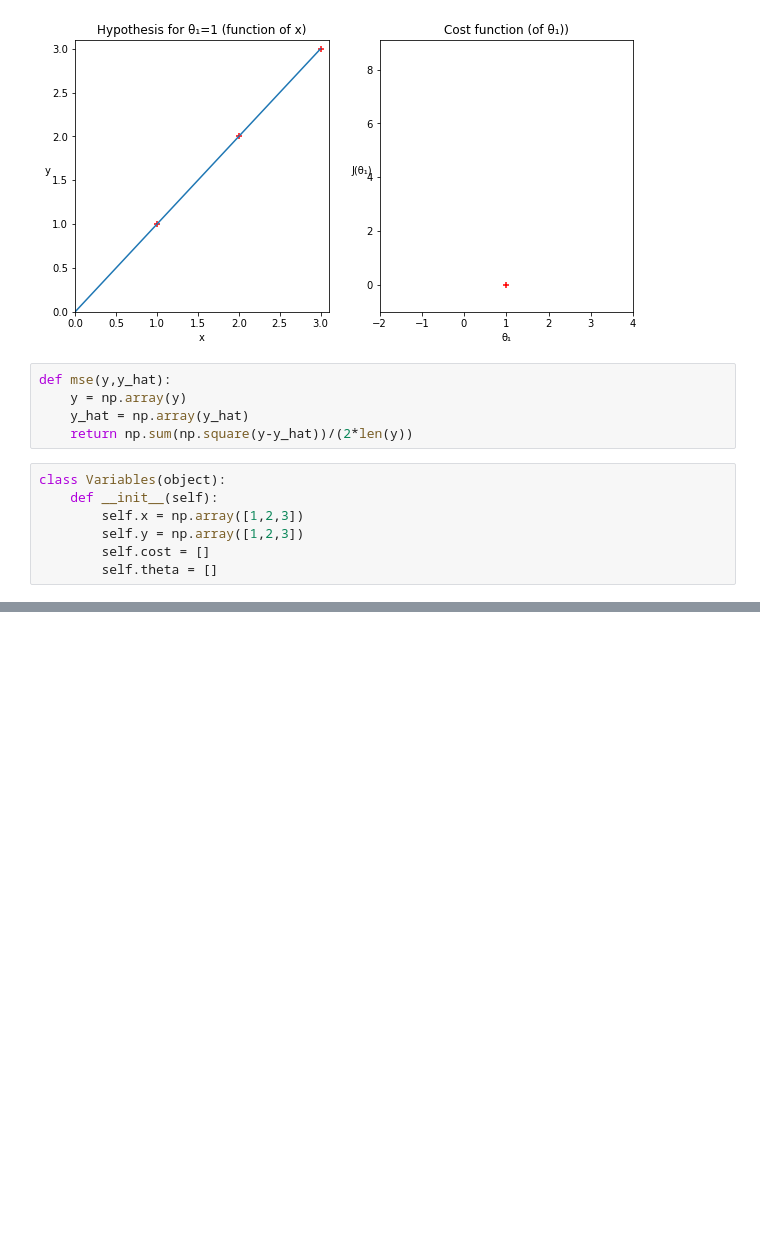
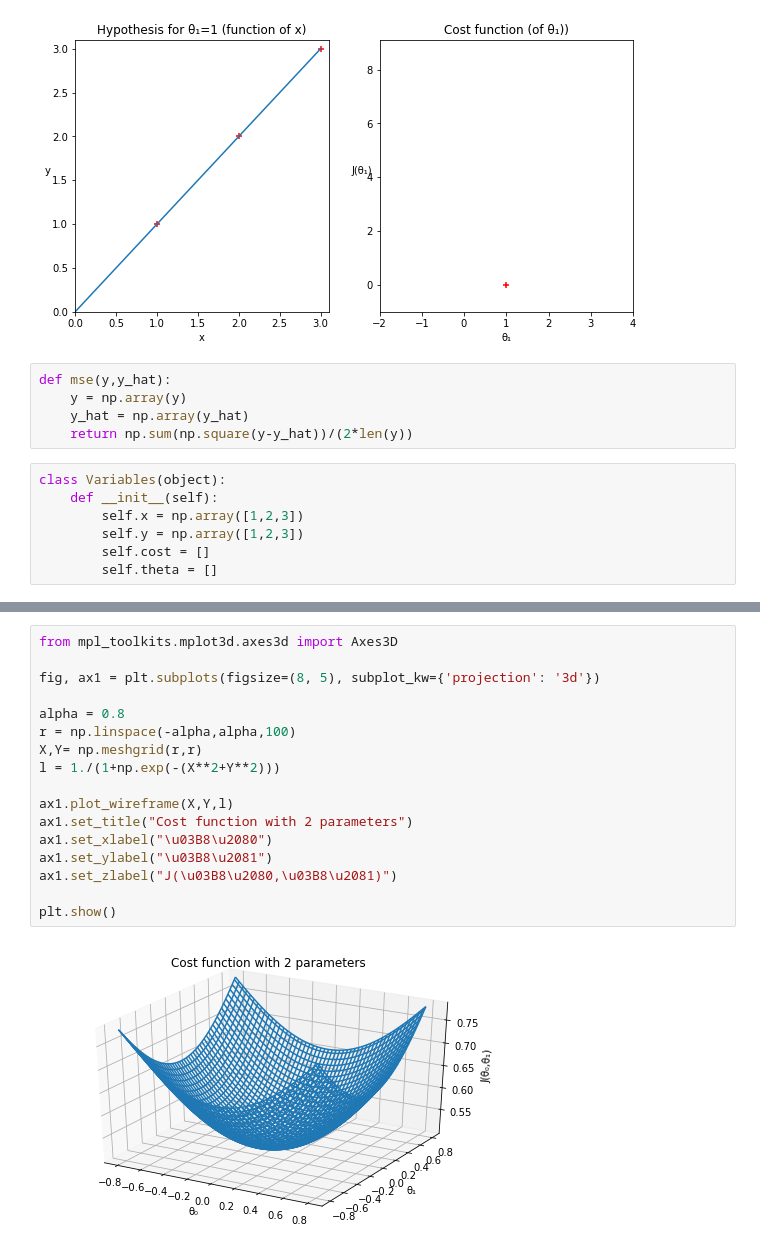
Before and after one commit to Dexter192/Coursera-AndrewNg-MachineLearning, a Jupyter notebook: Week1.ipynb, the cells around one changed output, grey strips where cells are left out. Saved outputs shown, nothing was run; the diff lists cells and outputs as text; blank space fills up the shorter version.

```diff
--- a/Week1.ipynb
+++ b/Week1.ipynb
@@ -200,0 +267,19 @@ TODO:
+# %%
+from mpl_toolkits.mplot3d.axes3d import Axes3D
+
+fig, ax1 = plt.subplots(figsize=(8, 5), subplot_kw={'projection': '3d'})
+
+alpha = 0.8
+r = np.linspace(-alpha,alpha,100)
+X,Y= np.meshgrid(r,r)
+l = 1./(1+np.exp(-(X**2+Y**2)))
+
+ax1.plot_wireframe(X,Y,l)
+ax1.set_title("Cost function with 2 parameters")
+ax1.set_xlabel("\u03B8\u2080")
+ax1.set_ylabel("\u03B8\u2081")
+ax1.set_zlabel("J(\u03B8\u2080,\u03B8\u2081)")
+
+plt.show()
+# %% [output]
+[figure, added]
```
Also changed, not shown: parts of 21 cells of this notebook, 3 other files.
